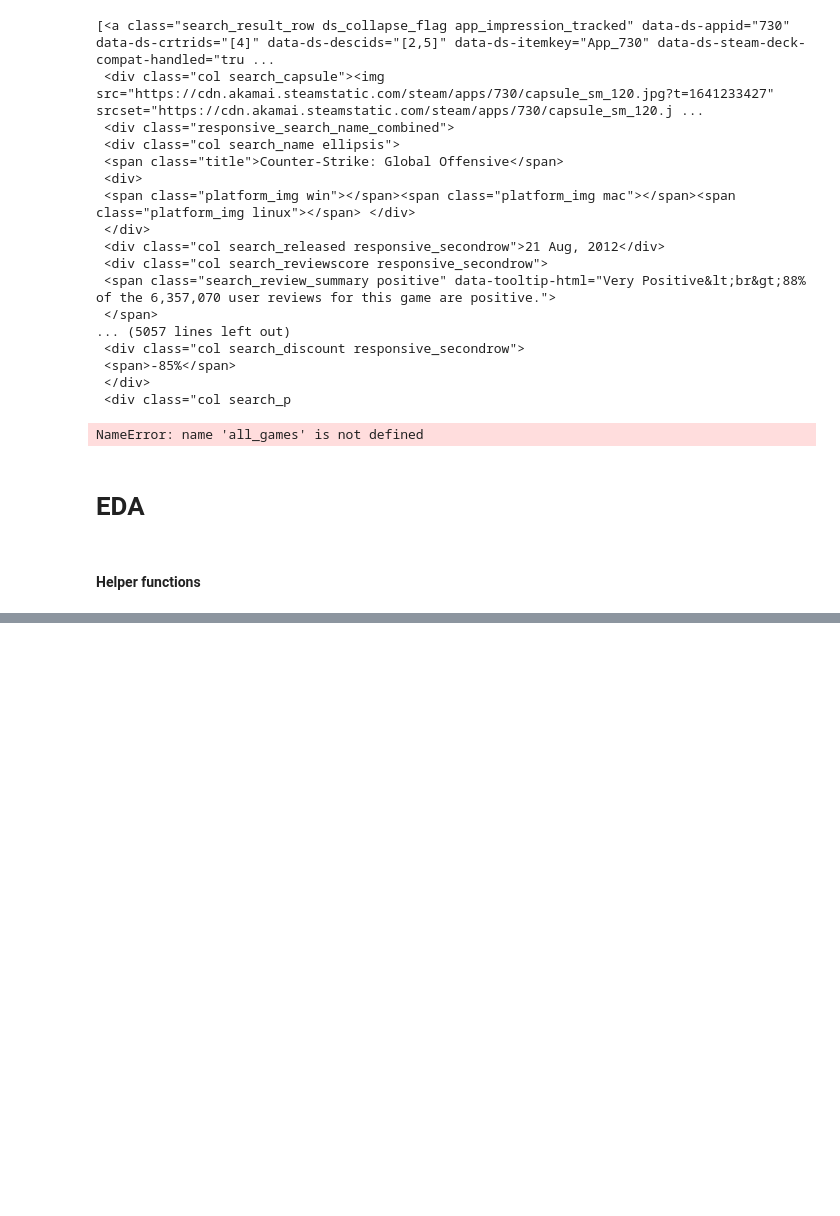
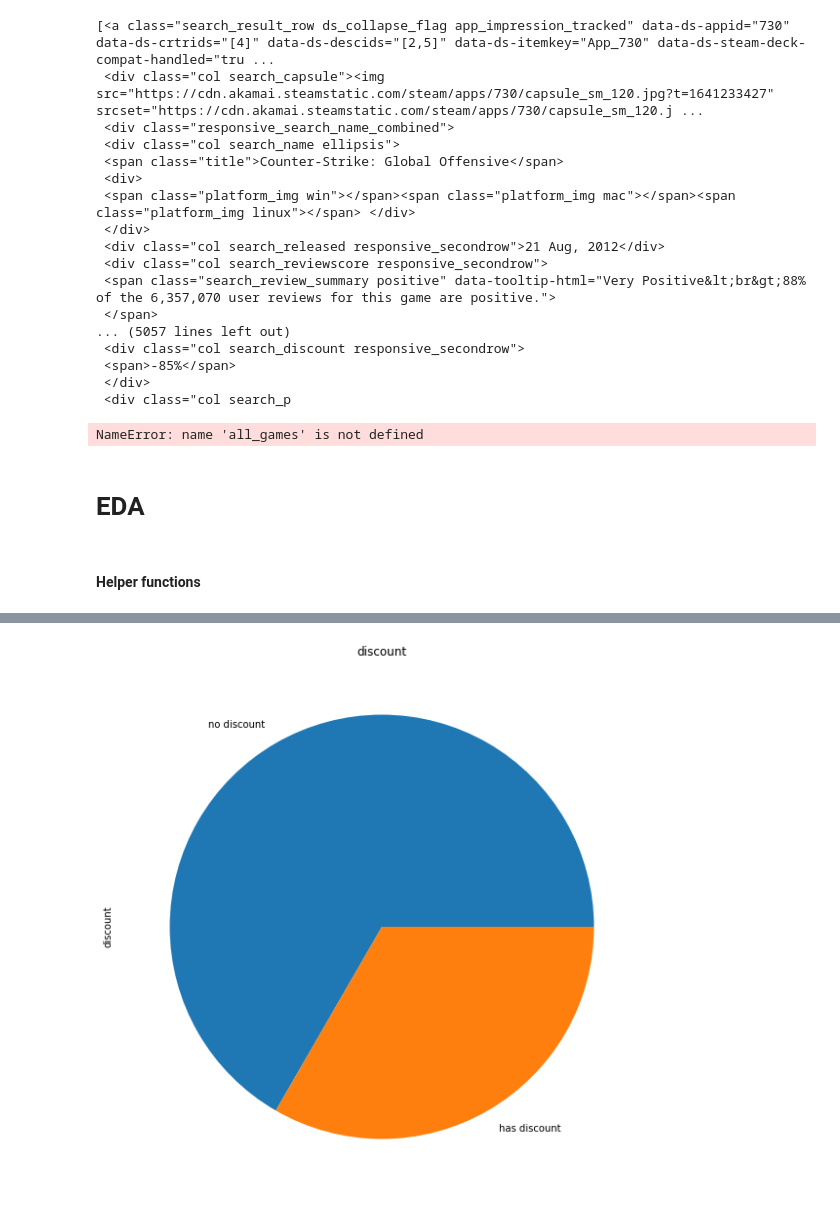
Before and after one commit to YuvalAvishid/Game_Discount_Predictor, a Jupyter notebook: Game_On_Sale.ipynb, the cells around one changed output, grey strips where cells are left out. Drawn from its saved outputs; the diff is of its cells as text; code cells hidden in the pictures; blank space fills up the shorter version.

```diff
--- a/Game_On_Sale.ipynb
+++ b/Game_On_Sale.ipynb
@@ -716,0 +686,6 @@ Now we can see clearly that our data is balanced and ready for investigation
+# %%
+fig, axes = plt.subplots(1,1, figsize=(20, 30))
+
+pie_chart_discount_investigation(oversample_df, fig, axes, "discount", False)
+# %% [output]
+[figure, added]
```
Also changed, not shown: parts of 80 cells of this notebook.
